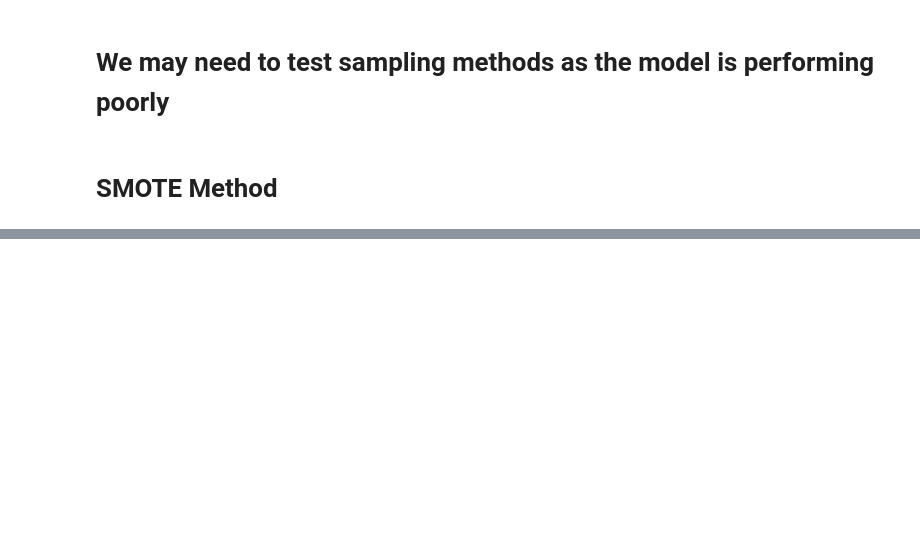
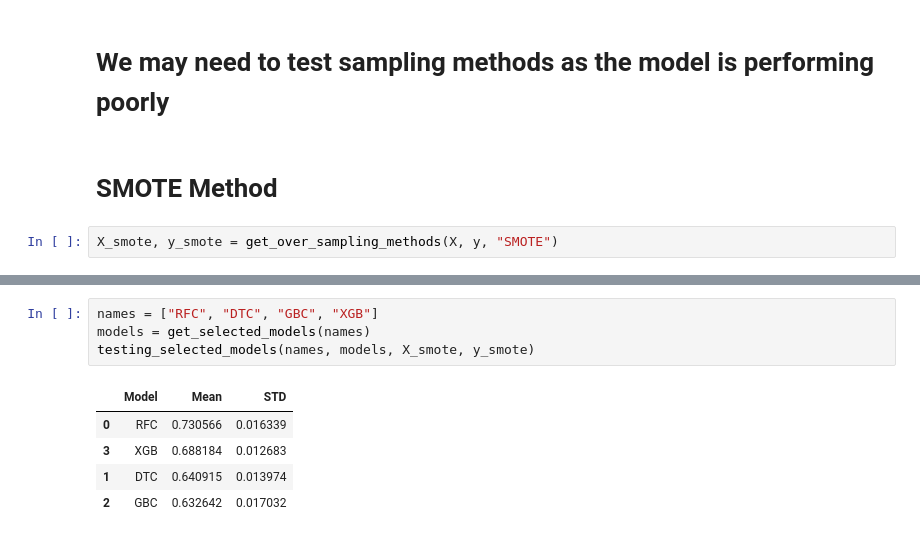
Before and after one commit to MaukanMir/Water-Quality-Classification, a Jupyter notebook: training.ipynb, the cells around one changed output, grey strips where cells are left out. Saved outputs shown, nothing was run; the diff lists cells and outputs as text; blank space fills up the shorter version.

```diff
--- a/training.ipynb
+++ b/training.ipynb
@@ -293,3 +293,5 @@ testing_selected_models(names, models, X, y)
 # We may need to test sampling methods as the model is performing poorly
 # %% [markdown]
 # SMOTE Method
+# %%
+X_smote, y_smote = get_over_sampling_methods(X, y, "SMOTE")
@@ -295,0 +306,10 @@ testing_selected_models(names, models, X, y)
+# %%
+names = ["RFC", "DTC", "GBC", "XGB"]
+models = get_selected_models(names)
+testing_selected_models(names, models, X_smote, y_smote)
+# %% [output]
+|  | Model | Mean | STD |
+| 0 | RFC | 0.730566 | 0.016339 |
+| 3 | XGB | 0.688184 | 0.012683 |
+| 1 | DTC | 0.640915 | 0.013974 |
+| 2 | GBC | 0.632642 | 0.017032 |
```
Also changed, not shown: parts of 1 cell of this notebook.
